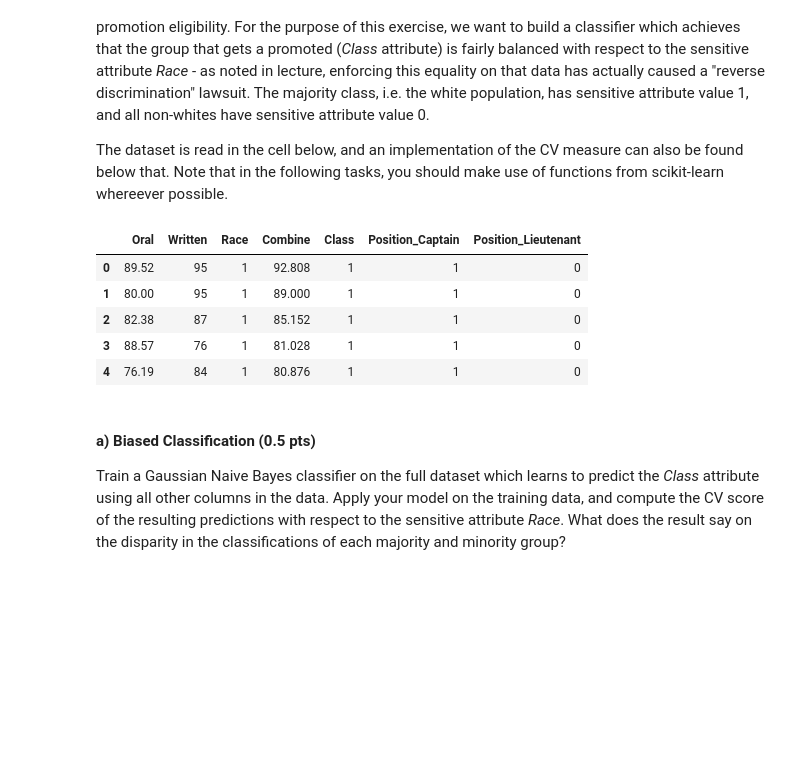
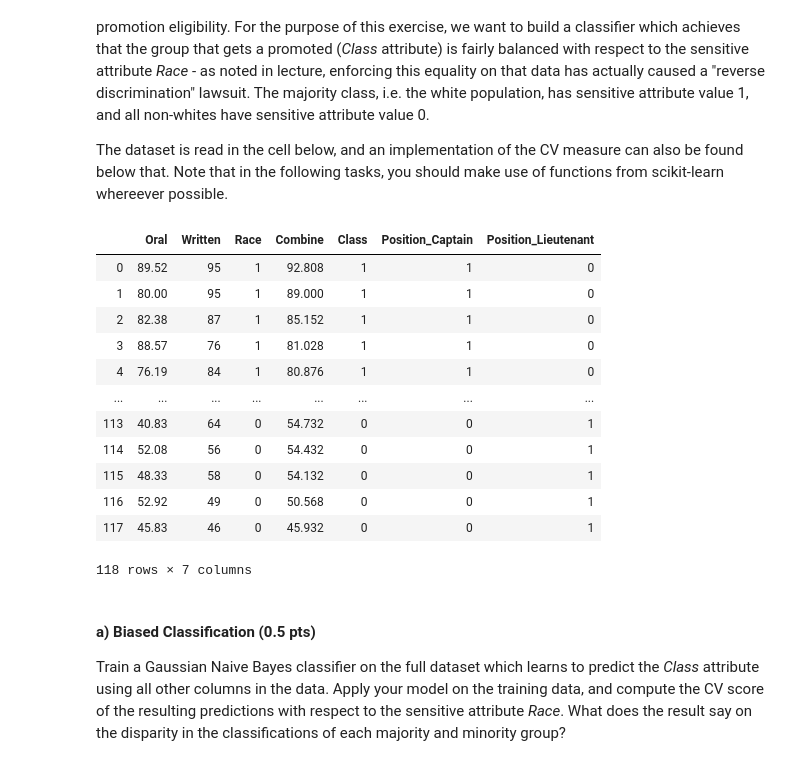
Before and after one commit to MaDolphin/Social-Data-Science, a Jupyter notebook: assignment_3/sunwen_home_assignment_3.ipynb, the cells around one changed output. Drawn from its saved outputs; the diff is of its cells as text; code cells hidden in the pictures; blank space fills up the shorter version.

```diff
--- a/assignment_3/sunwen_home_assignment_3.ipynb
+++ b/assignment_3/sunwen_home_assignment_3.ipynb
@@ -23,14 +23,22 @@ Recall the _Ricci_ dataset that we have discussed in lecture, which shows the re
 The dataset is read in the cell below, and an implementation of the CV measure can also be found below that. Note that in the following tasks, you should make use of functions from scikit-learn whereever possible.
 # %%
 df = pd.read_csv("ricci.csv")
-df.head()
+# df.head()
+df
 # %% [output]
 |  | Oral | Written | Race | Combine | Class | Position_Captain | Position_Lieutenant |
 | 0 | 89.52 | 95 | 1 | 92.808 | 1 | 1 | 0 |
 | 1 | 80.00 | 95 | 1 | 89.000 | 1 | 1 | 0 |
 | 2 | 82.38 | 87 | 1 | 85.152 | 1 | 1 | 0 |
 | 3 | 88.57 | 76 | 1 | 81.028 | 1 | 1 | 0 |
 | 4 | 76.19 | 84 | 1 | 80.876 | 1 | 1 | 0 |
+| ... | ... | ... | ... | ... | ... | ... | ... |
+| 113 | 40.83 | 64 | 0 | 54.732 | 0 | 0 | 1 |
+| 114 | 52.08 | 56 | 0 | 54.432 | 0 | 0 | 1 |
+| 115 | 48.33 | 58 | 0 | 54.132 | 0 | 0 | 1 |
+| 116 | 52.92 | 49 | 0 | 50.568 | 0 | 0 | 1 |
+| 117 | 45.83 | 46 | 0 | 45.932 | 0 | 0 | 1 |
+118 rows × 7 columns
 # %%
 def cv_measure(y_pred, s_arr):
     pos_mask = s_arr==1
```
Also changed, not shown: parts of 2 cells of this notebook.
